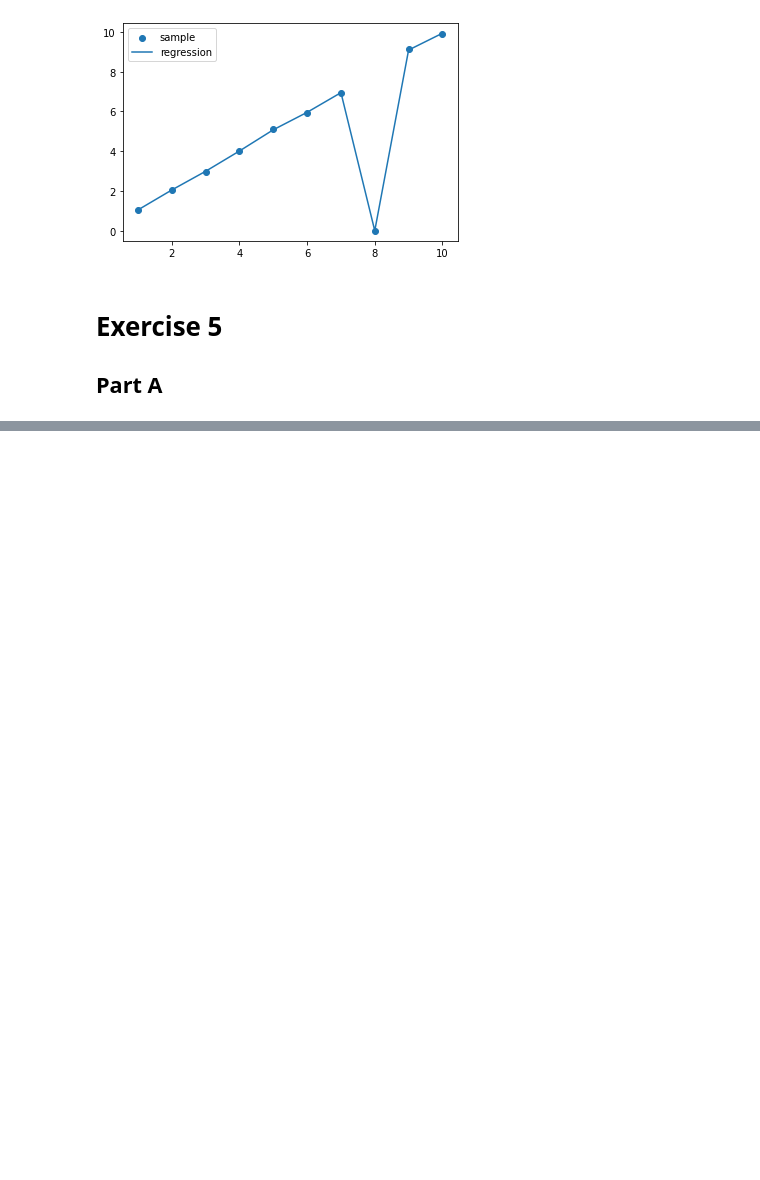
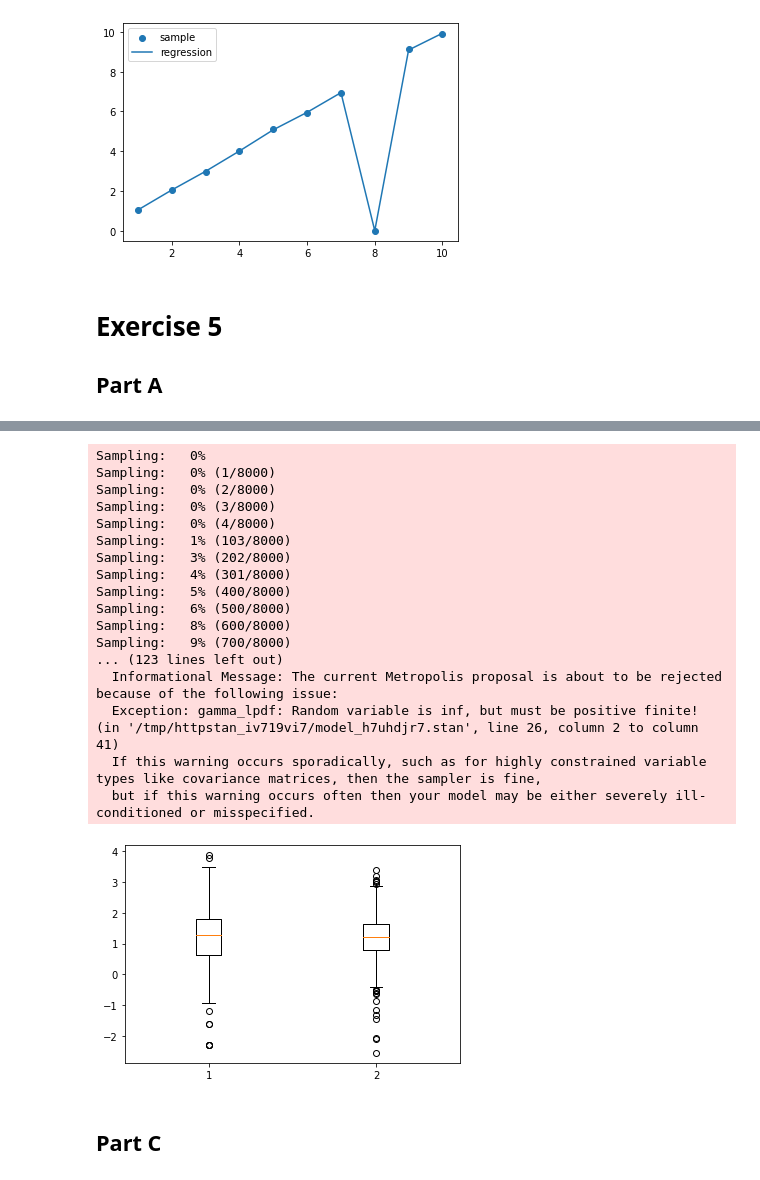
Before and after one commit to vyeoms/assignments, a Jupyter notebook: stats4ds/week5py.ipynb, the cells around one changed output, grey strips where cells are left out. Saved outputs shown, nothing was run; the diff lists cells and outputs as text; code cells hidden in the pictures; blank space fills up the shorter version.

```diff
--- a/stats4ds/week5py.ipynb
+++ b/stats4ds/week5py.ipynb
@@ -540,0 +629,48 @@ posterior = stan.build(stan_code, data=stan_data, random_seed=0)
+# %%
+fit_b = posterior_b.sample(num_chains=4, num_samples=1000)
+
+# az.plot_trace(fit, var_names=("beta0", "beta1", "sigma", "epsilon"))
+
+# plt.show()
+
+fit_data_b = az.summary(fit_b)
+
+fit_data_b
+
+beta0 = fit_data_b['mean'].iloc[:85]
+beta1 = fit_data_b['mean']['beta1']
+epsilon = fit_data_b['mean'].iloc[86:]
+
+estimation_b = np.zeros(radon_levels.size)
+
+for i in range(radon_levels.size):
+    estimation_b[i] = epsilon[i] + beta0[counties[i]-1] + beta1*floors[i]
+
+data = [radon_levels, estimation_b]
+
+plt.boxplot(data)
+
+plt.show()
+
+# fit_data['mean']
+# %% [output]
+Sampling:   0%
+Sampling:   0% (1/8000)
+Sampling:   0% (2/8000)
+Sampling:   0% (3/8000)
+Sampling:   0% (4/8000)
+Sampling:   1% (103/8000)
+Sampling:   3% (202/8000)
+Sampling:   4% (301/8000)
+Sampling:   5% (400/8000)
+Sampling:   6% (500/8000)
+Sampling:   8% (600/8000)
+Sampling:   9% (700/8000)
+... (123 lines left out)
+  Informational Message: The current Metropolis proposal is about to be rejected because of the following issue:
+  Exception: gamma_lpdf: Random variable is inf, but must be positive finite! (in '/tmp/httpstan_iv719vi7/model_h7uhdjr7.stan', line 26, column 2 to column 41)
+  If this warning occurs sporadically, such as for highly constrained variable types like covariance matrices, then the sampler is fine,
+  but if this warning occurs often then your model may be either severely ill-conditioned or misspecified.
+[figure, added]
+# %% [markdown]
+## Part C
```
Also changed, not shown: parts of 14 cells of this notebook.
